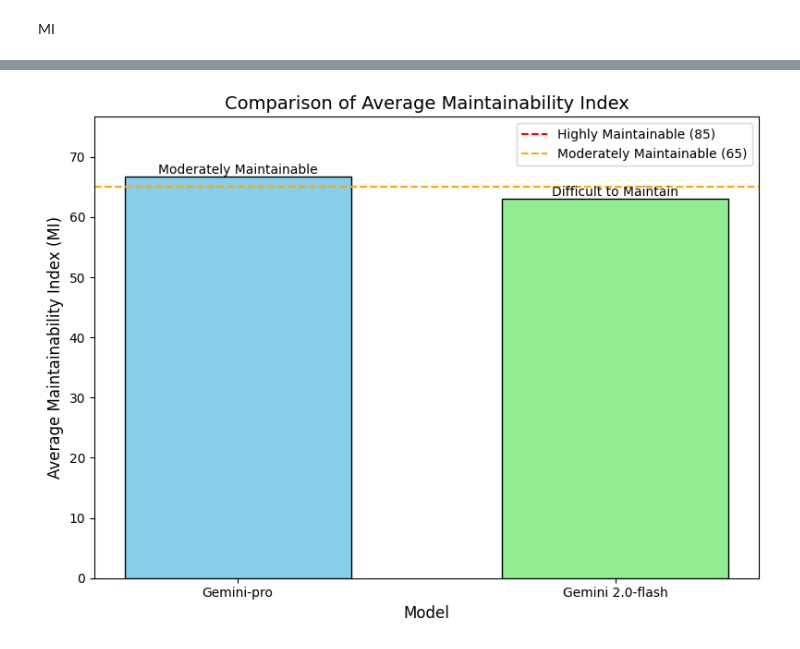
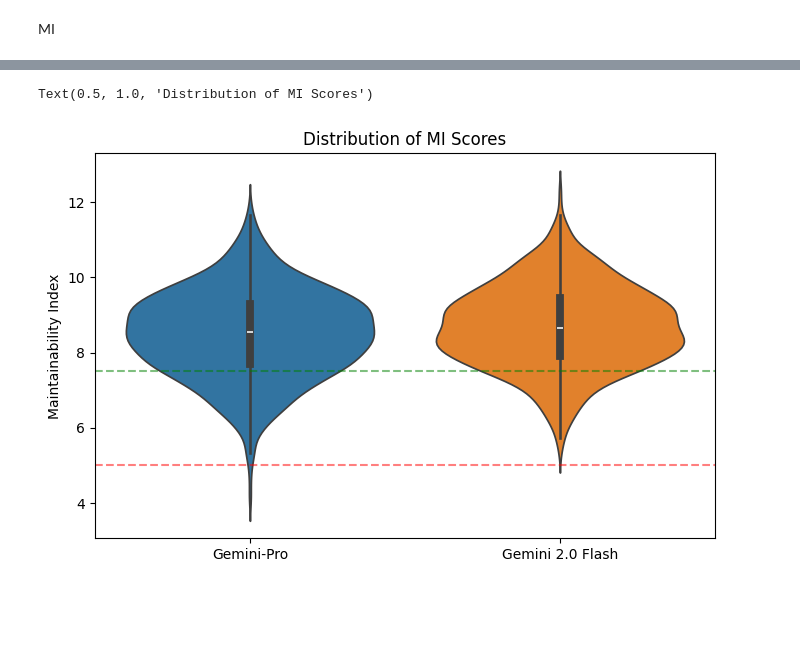
Before and after one commit to saurabh0206/LLMCodeQuality, a Jupyter notebook: MainCode/MI.ipynb, the cells around one changed output, grey strips where cells are left out. Saved outputs shown, nothing was run; the diff lists cells and outputs as text; code cells hidden in the pictures; blank space fills up the shorter version.

```diff
--- a/MainCode/MI.ipynb
+++ b/MainCode/MI.ipynb
@@ -220,34 +137,14 @@ MI Interpretation = Difficult to Maintain
-# %%
-# Create a DataFrame for plotting
-results_df = pd.DataFrame(results)
-
-# Plot the bar chart with touching bars
-plt.figure(figsize=(8, 6))
-bars = plt.bar(results_df["Model"], results_df["Average MI"], color=['skyblue', 'lightgreen'], width=0.6, edgecolor='black')  # Wider bars with no gap
-
-# Add horizontal lines for thresholds
-plt.axhline(y=85, color='red', linestyle='--', label="Highly Maintainable (85)")
-plt.axhline(y=65, color='orange', linestyle='--', label="Moderately Maintainable (65)")
-
-# Add labels and title
-plt.xlabel("Model", fontsize=12)
-plt.ylabel("Average Maintainability Index (MI)", fontsize=12)
-plt.title("Comparison of Average Maintainability Index", fontsize=14)
-
-# Add interpretation text on the bars
-for bar, interpretation in zip(bars, results_df["Interpretation"]):
-    height = bar.get_height()
-    plt.text(bar.get_x() + bar.get_width() / 2, height, interpretation,
-             ha='center', va='bottom', fontsize=10, color='black')
-
-# Adjust y-axis limits
-plt.ylim(0, max(results_df["Average MI"]) + 10)  # Add some padding to the y-axis
-
-# Add legend for the horizontal lines
-plt.legend(loc='upper right', fontsize=10)
-
-# Show the plot
-plt.tight_layout()
-plt.show()
-# %% [output]
-[figure, removed]
+# %%
+import seaborn as sns
+plt.figure(figsize=(8,5))
+sns.violinplot(data=[gemini_pro, gemini_flash],
+               palette=["#1f77b4", "#ff7f0e"],
+               inner="box")
+plt.axhline(7.5, linestyle='--', color='green', alpha=0.5)
+plt.axhline(5.0, linestyle='--', color='red', alpha=0.5)
+plt.xticks([0,1], ['Gemini-Pro', 'Gemini 2.0 Flash'])
+plt.ylabel("Maintainability Index")
+plt.title("Distribution of MI Scores")
+# %% [output]
+Text(0.5, 1.0, 'Distribution of MI Scores')
+[figure, added]
```
Also changed, not shown: parts of 8 cells of this notebook, 15 other files.
